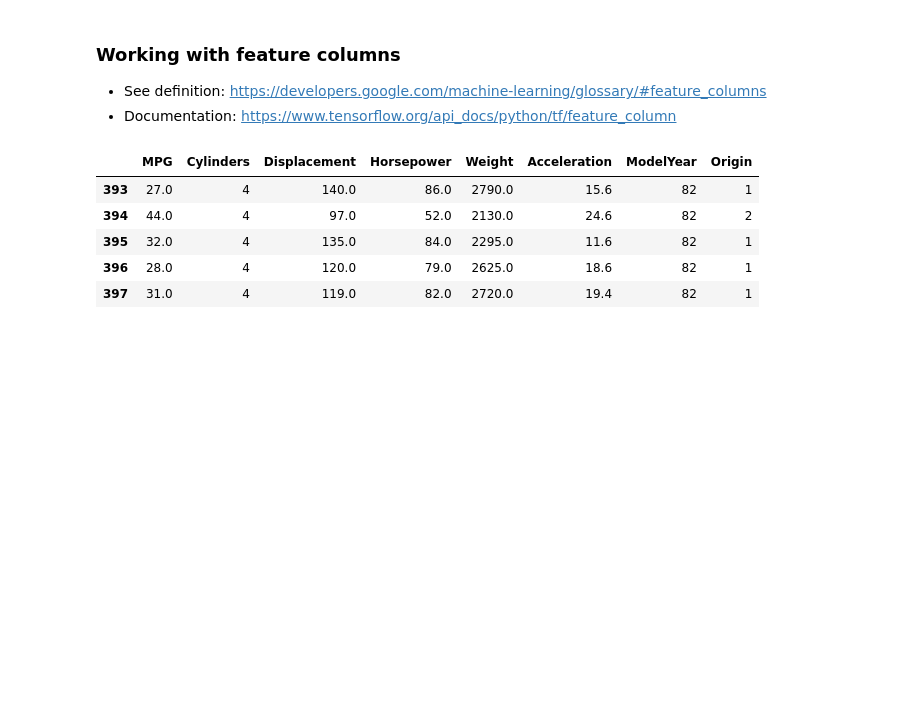
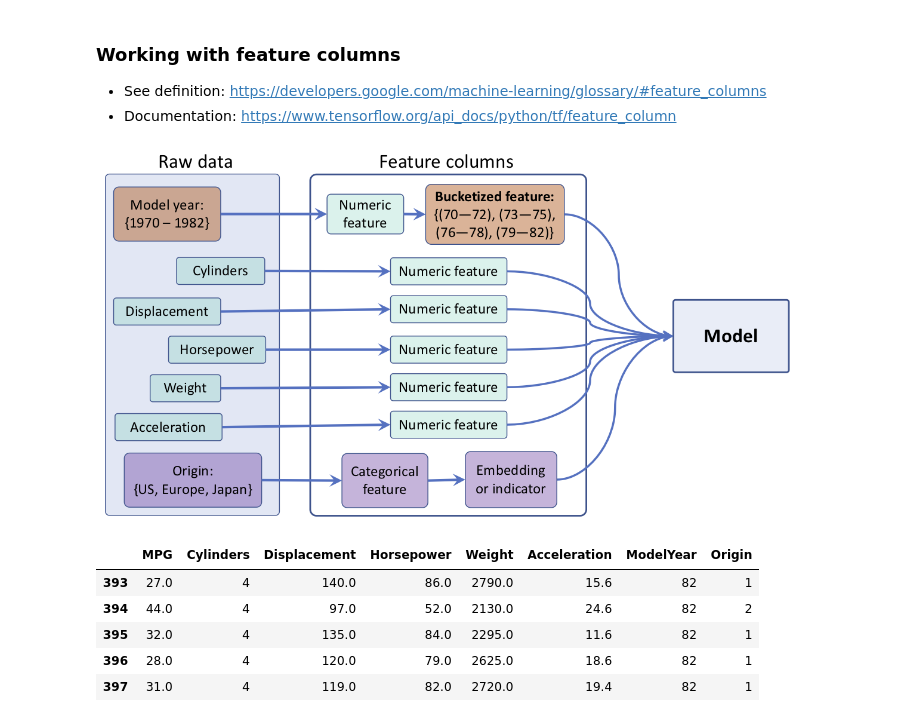
Before and after one commit to rasbt/python-machine-learning-book-3rd-edition, a Jupyter notebook: ch14/ch14_part2.ipynb, the cells around one changed output. Saved outputs shown, nothing was run; the diff lists cells and outputs as text; code cells hidden in the pictures; blank space fills up the shorter version.

Commit message:
Added the figure to part2

```diff
--- a/ch14/ch14_part2.ipynb
+++ b/ch14/ch14_part2.ipynb
@@ -41,6 +43,10 @@ np.random.seed(1)
 
  * See definition: https://developers.google.com/machine-learning/glossary/#feature_columns
  * Documentation: https://www.tensorflow.org/api_docs/python/tf/feature_column
+# %%
+Image(filename='images/02.png', width=700)
+# %% [output]
+[figure, added]
 # %%
 dataset_path = tf.keras.utils.get_file("auto-mpg.data",
                                        ("http://archive.ics.uci.edu/ml/machine-learning-databases"
```
Also changed, not shown: parts of 1 cell of this notebook.
